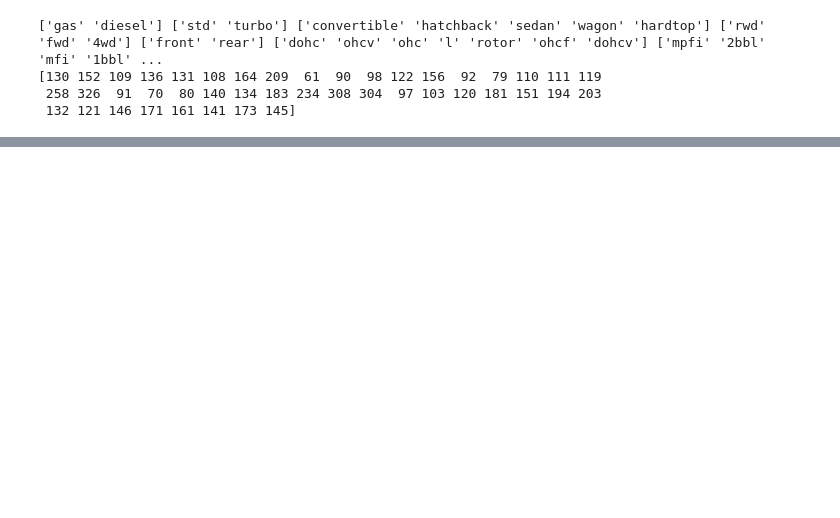
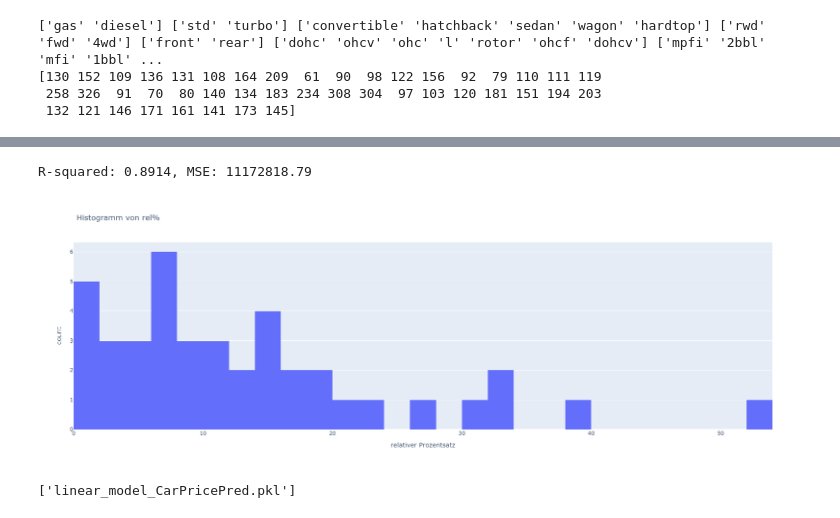
Before and after one commit to gfwu61/DataScientist, a Jupyter notebook: CarPricePrediction.ipynb, the cells around one changed output, grey strips where cells are left out. Cells and saved outputs as stored; diff of their text form; code cells hidden in the pictures; blank space fills up the shorter version.

```diff
--- a/CarPricePrediction.ipynb
+++ b/CarPricePrediction.ipynb
@@ -1283,0 +1186,22 @@ fig.show()
+# %%
+#Ordinal Encoder
+df_cp= df.copy(deep= True)
+
+# entfernen die Zeilen wo  df['highwaympg'] >= limit_highwaympg_r]
+df_cp= df_cp.loc[df_cp['highwaympg'] < limit_highwaympg_r]
+model, label_encoders, scaler, mse, r2_square, pred_df=  training_carmodel(df_cp, categorical_columns, numerical_columns, 2, test_daten_size=0.2, squared_cols=0)
+
+fig = px.histogram(pred_df, x='rel%', nbins=30, height=600,
+                   title='Histogramm von rel%',
+                   labels={'rel%': 'relativer Prozentsatz'})
+fig.show()
+# %% [output]
+R-squared: 0.8914, MSE: 11172818.79
+[figure, added]
+# %%
+import joblib
+
+# Speichern
+joblib.dump(model, "linear_model_CarPricePred.pkl")
+# %% [output]
+['linear_model_CarPricePred.pkl']
```
Also changed, not shown: parts of 79 cells of this notebook.
